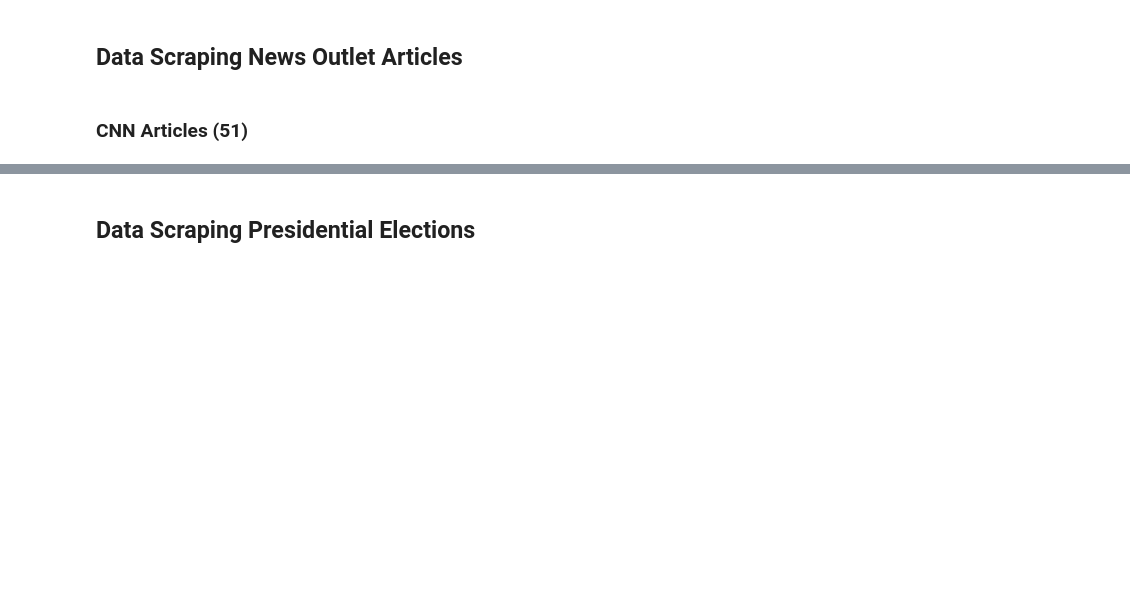
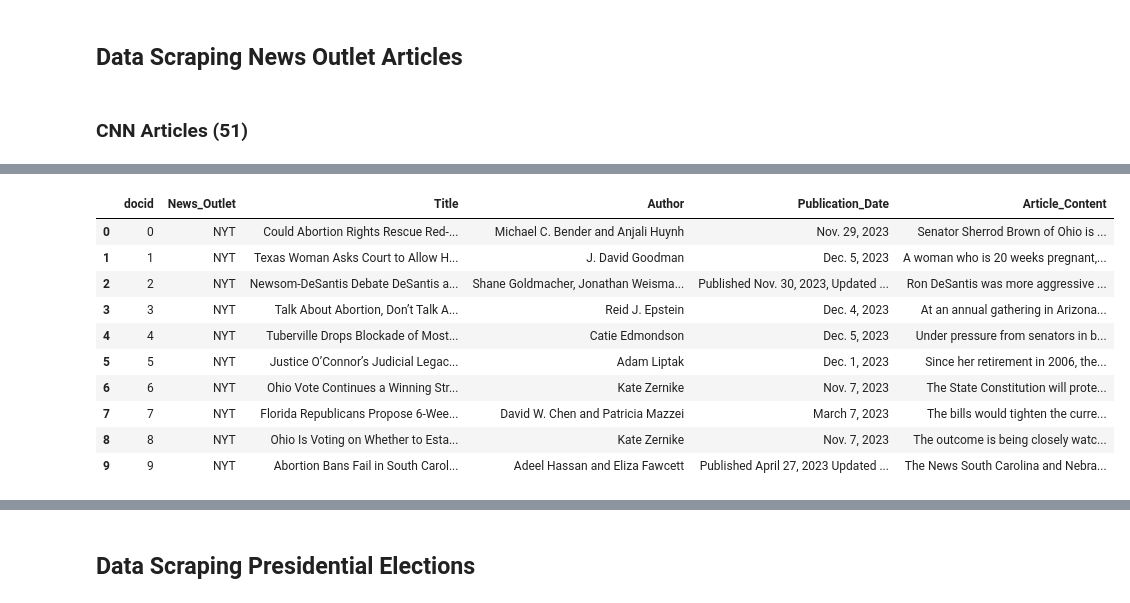
Before and after one commit to stephychen1/info3350-final, a Jupyter notebook: project.ipynb, the cells around one changed output, grey strips where cells are left out. Saved outputs shown, nothing was run; the diff lists cells and outputs as text; code cells hidden in the pictures; blank space fills up the shorter version.

```diff
--- a/project.ipynb
+++ b/project.ipynb
@@ -265,0 +269,19 @@ cnn_data_frame.head(5)
+# %%
+nyt_data_frame = read_txt_to_dataframe('NYT.txt')
+
+nyt_data_frame = nyt_data_frame.reset_index()
+nyt_data_frame = nyt_data_frame.rename(columns={'index': 'docid'})
+
+nyt_data_frame.head(10)
+# %% [output]
+|  | docid | News_Outlet | Title | Author | Publication_Date | Article_Content |
+| 0 | 0 | NYT | Could Abortion Rights Rescue Red-... | Michael C. Bender and Anjali Huynh | Nov. 29, 2023 | Senator Sherrod Brown of Ohio is ... |
+| 1 | 1 | NYT | Texas Woman Asks Court to Allow H... | J. David Goodman | Dec. 5, 2023 | A woman who is 20 weeks pregnant,... |
+| 2 | 2 | NYT | Newsom-DeSantis Debate DeSantis a... | Shane Goldmacher, Jonathan Weisma... | Published Nov. 30, 2023, Updated ... | Ron DeSantis was more aggressive ... |
+| 3 | 3 | NYT | Talk About Abortion, Don’t Talk A... | Reid J. Epstein | Dec. 4, 2023 | At an annual gathering in Arizona... |
+| 4 | 4 | NYT | Tuberville Drops Blockade of Most... | Catie Edmondson | Dec. 5, 2023 | Under pressure from senators in b... |
+| 5 | 5 | NYT | Justice O’Connor’s Judicial Legac... | Adam Liptak | Dec. 1, 2023 | Since her retirement in 2006, the... |
+| 6 | 6 | NYT | Ohio Vote Continues a Winning Str... | Kate Zernike | Nov. 7, 2023 | The State Constitution will prote... |
+| 7 | 7 | NYT | Florida Republicans Propose 6-Wee... | David W. Chen and Patricia Mazzei | March 7, 2023 | The bills would tighten the curre... |
+| 8 | 8 | NYT | Ohio Is Voting on Whether to Esta... | Kate Zernike | Nov. 7, 2023 | The outcome is being closely watc... |
+| 9 | 9 | NYT | Abortion Bans Fail in South Carol... | Adeel Hassan and Eliza Fawcett | Published April 27, 2023 Updated ... | The News South Carolina and Nebra... |
```
Also changed, not shown: parts of 9 cells of this notebook, 3 other files.
